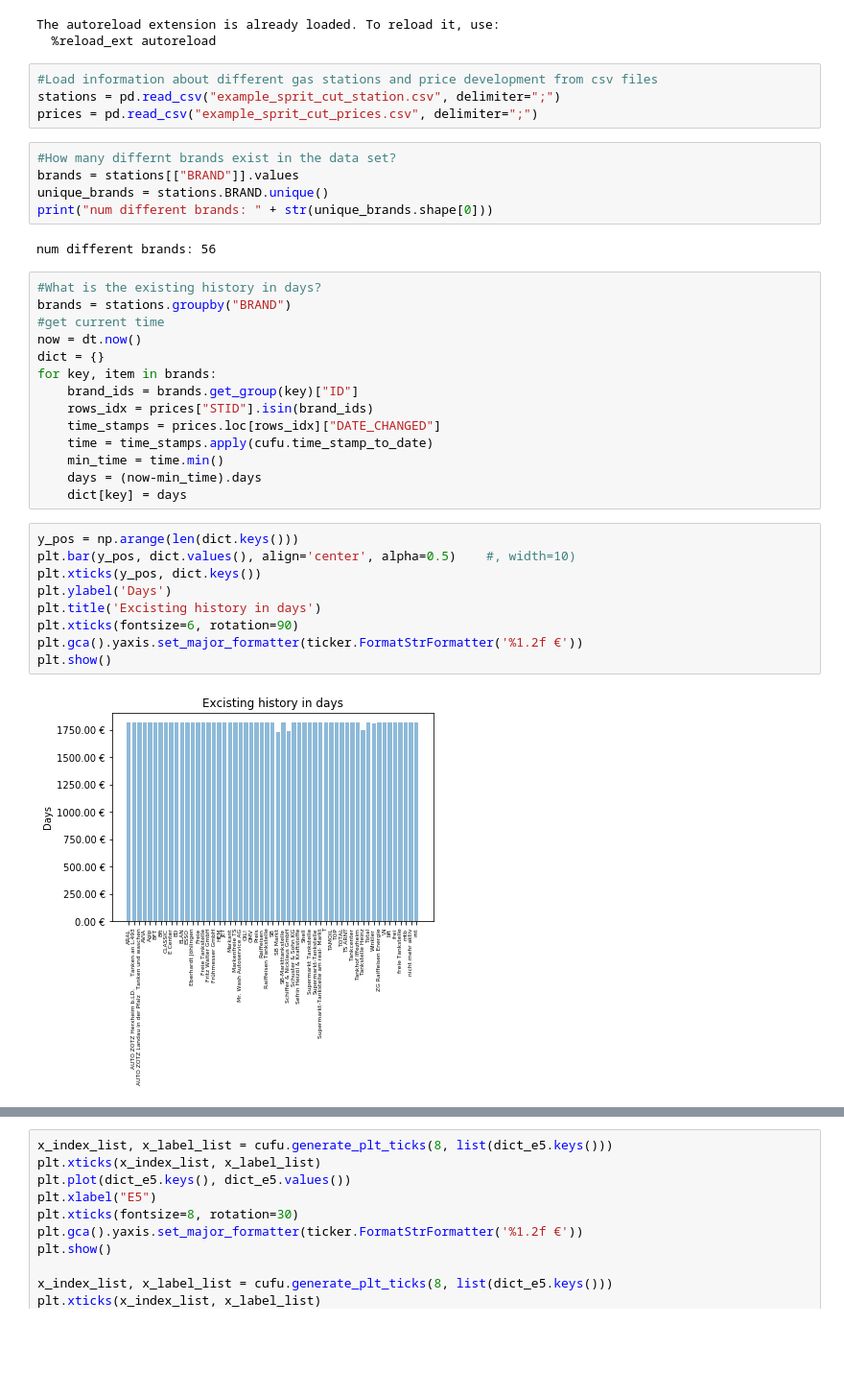
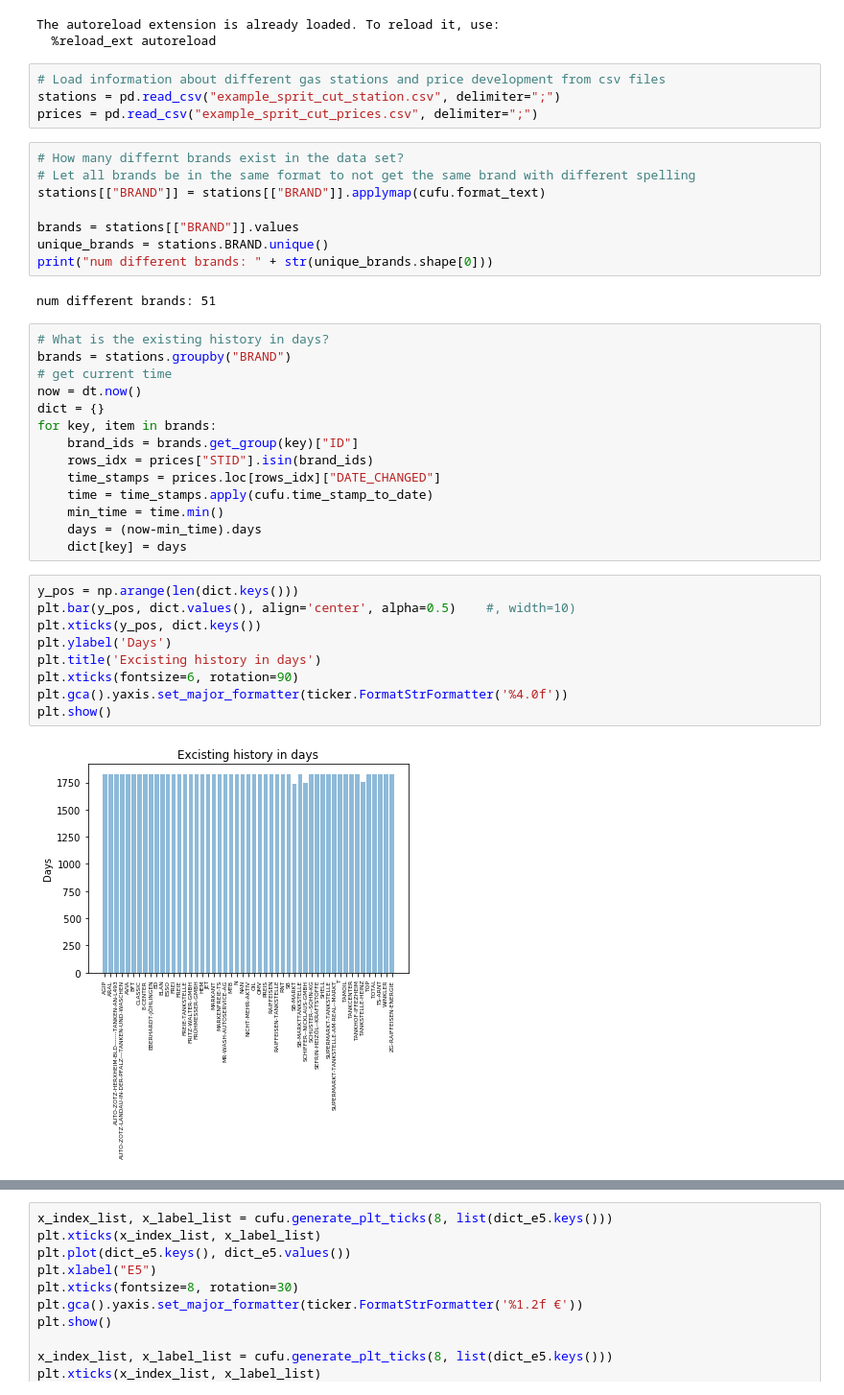
Before and after one commit to ds2019tukl/DS-2019-jonas-ney, a Jupyter notebook: Task_1.ipynb, the cells around one changed output, grey strips where cells are left out. Shown at 96% size. Drawn from its saved outputs; the diff is of its cells as text; blank space fills up the shorter version.

```diff
--- a/Task_1.ipynb
+++ b/Task_1.ipynb
@@ -14,20 +14,23 @@ from datetime import datetime as dt
 The autoreload extension is already loaded. To reload it, use:
   %reload_ext autoreload
 # %%
-#Load information about different gas stations and price development from csv files
+# Load information about different gas stations and price development from csv files
 stations = pd.read_csv("example_sprit_cut_station.csv", delimiter=";")
 prices = pd.read_csv("example_sprit_cut_prices.csv", delimiter=";")
 # %%
-#How many differnt brands exist in the data set?
+# How many differnt brands exist in the data set?
+# Let all brands be in the same format to not get the same brand with different spelling
+stations[["BRAND"]] = stations[["BRAND"]].applymap(cufu.format_text)
+
 brands = stations[["BRAND"]].values
 unique_brands = stations.BRAND.unique()
 print("num different brands: " + str(unique_brands.shape[0]))
 # %% [output]
-num different brands: 56
+num different brands: 51
 # %%
-#What is the existing history in days?
+# What is the existing history in days?
 brands = stations.groupby("BRAND")
-#get current time
+# get current time
 now = dt.now()
 dict = {}
 for key, item in brands:
@@ -41,12 +44,12 @@ for key, item in brands:
 # %%
 y_pos = np.arange(len(dict.keys()))
 plt.bar(y_pos, dict.values(), align='center', alpha=0.5)    #, width=10)
 plt.xticks(y_pos, dict.keys())
 plt.ylabel('Days')
 plt.title('Excisting history in days')
 plt.xticks(fontsize=6, rotation=90)
-plt.gca().yaxis.set_major_formatter(ticker.FormatStrFormatter('%1.2f €'))
+plt.gca().yaxis.set_major_formatter(ticker.FormatStrFormatter('%4.0f'))
 plt.show()
 # %% [output]
-[figure, old version]
+[figure, new version]
 # %%
```
Also changed, not shown: parts of 11 cells of this notebook, 1 other file.
